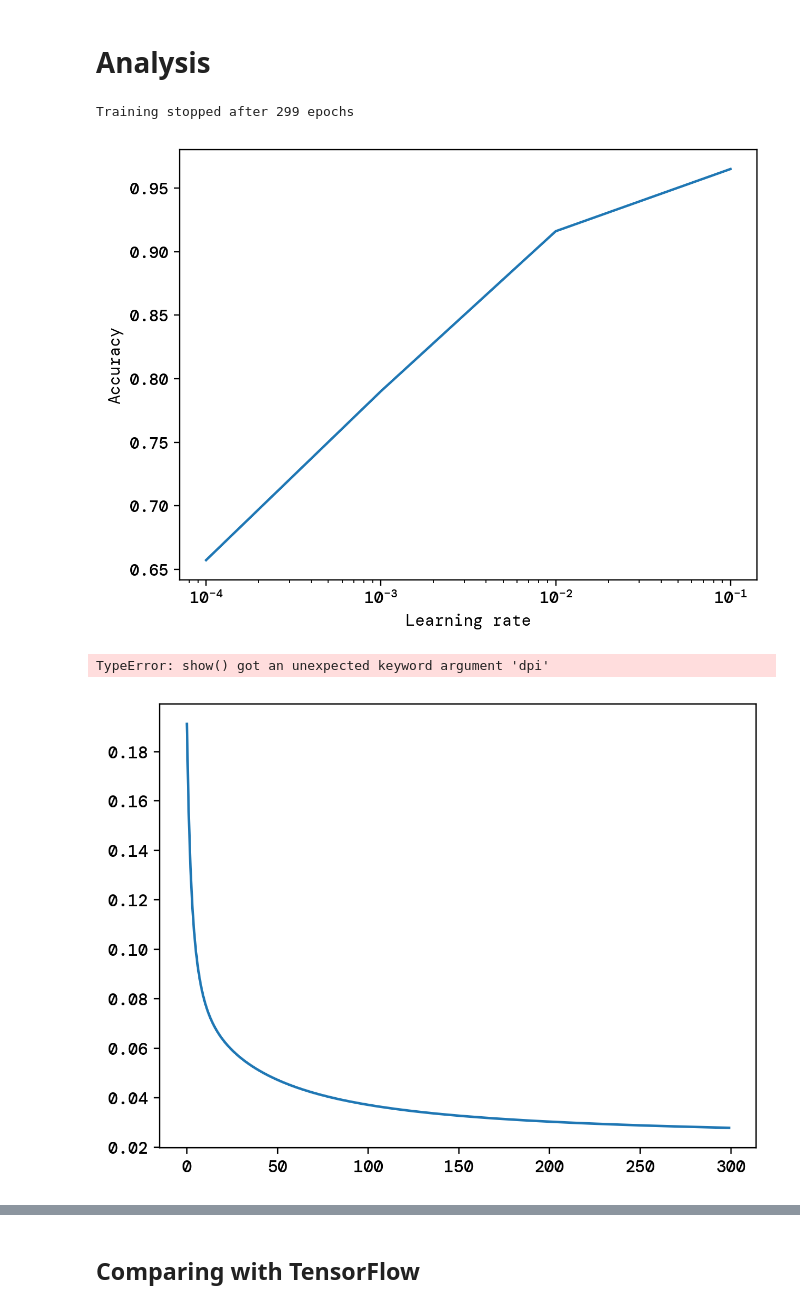
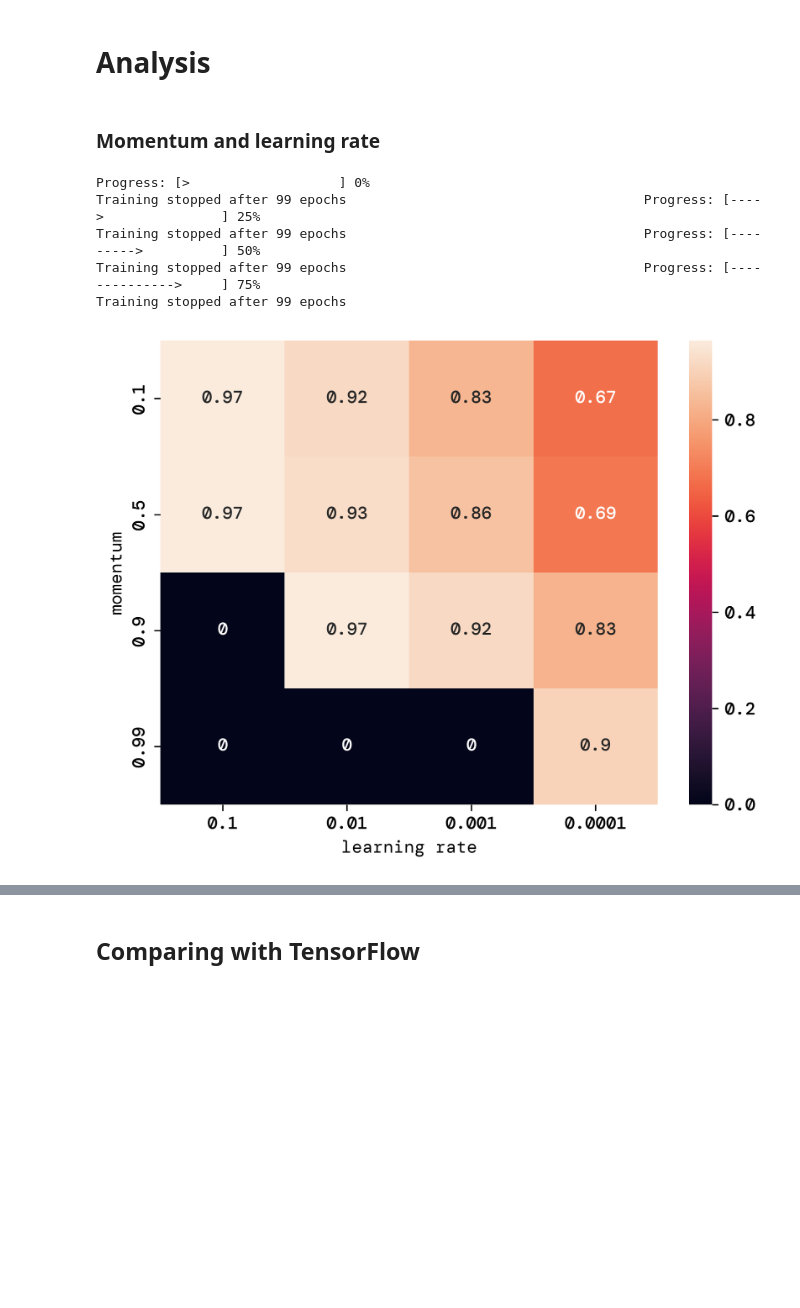
Before and after one commit to bragewiseth/MachineLearningProjects, a Jupyter notebook: project2/src/classification.ipynb, the cells around one changed output, grey strips where cells are left out. Drawn from its saved outputs; the diff is of its cells as text; code cells hidden in the pictures; blank space fills up the shorter version.

```diff
--- a/project2/src/classification.ipynb
+++ b/project2/src/classification.ipynb
@@ -96,31 +95,45 @@ plt.show()
 # del temp1,temp2,temp
 # %% [markdown]
 # Analysis
-# %%
-
-etas = [0.1, 0.01, 0.001, 0.0001]
-accuracy = []
-loss = []
-for eta in etas:
-    #The NN has a single output node, the number of input nodes matches the number of features in the data
-    #the NN becomes a logistic regression model
-    network = ada.NN.Model(architecture=[[1, ada.activations.sigmoid]], eta=eta, epochs=300, optimizer='sgd', loss=ada.CE)
-    l,_ = network.fit(X_train,y_train, X_test, y_test)
-    accuracy.append(ada.accuracy(network.classify(X_test), y_test))
-    loss.append(l)
-
-plt.figure()
-plt.plot(etas, accuracy)
-plt.xlabel('Learning rate')
-plt.ylabel('Accuracy')
-plt.xscale('log')
-plt.show()
-
-plt.figure()
-plt.plot(loss[0], label='eta=0.1')
-plt.show()
-# %% [output]
-Training stopped after 299 epochs
-[figure, removed]
-TypeError: show() got an unexpected keyword argument 'dpi'
-[figure, removed]
+# %%
+
+# Define tunable parameters"
+
+etas=[0.1, 0.01, 0.001, 0.0001]             # 0.1 works well
+lamdas = [0.1, 0.01, 0.001, 0.0001]         # 0.1 works well
+n_epoch=[100, 200, 300, 400, 500]           # 100 works well
+n_neuron=np.logspace(0,3,4,dtype=int)       # 10 works well
+n_layers=4                                  #
+batch_size=100
+tol = 0.001
+
+# optimizer parameters
+gammas = [0.1, 0.5, 0.9, 0.99]              # 0.9 works well
+beta1 = 0.9
+beta2 = 0.999
+epsilon = 1e-8
+# %% [markdown]
+### Momentum and learning rate
+# %%
+gamma_eta = onp.zeros((len(gammas), len(etas)))
+
+for i, gamma in enumerate(gammas):
+    print(ada.progress_bar(i, len(gammas)))
+    for j, eta in enumerate(etas):
+        network = ada.NN.Model([[1, sigmoid]], eta,100,tol, 'sgd', 0, gamma, epsilon, beta1, beta2, loss=ada.CE, metric=ada.CE )
+        network.fit(X_train,y_train, X_test, y_test, batch_size=batch_size)
+        gamma_eta[i,j] = ada.accuracy(network.classify(X_test), y_test)
+
+
+fig = sns.heatmap(gamma_eta, annot=True, xticklabels=etas, yticklabels=gammas)
+plt.xlabel("learning rate")
+plt.ylabel("momentum")
+plt.savefig("../runsAndFigures/chge.png",bbox_inches='tight')
+plt.show()
+# %% [output]
+Progress: [>                   ] 0%
+Training stopped after 99 epochs                                      Progress: [---->               ] 25%
+Training stopped after 99 epochs                                      Progress: [--------->          ] 50%
+Training stopped after 99 epochs                                      Progress: [-------------->     ] 75%
+Training stopped after 99 epochs
+[figure, added]
```
Also changed, not shown: parts of 9 cells of this notebook, 19 other files.
